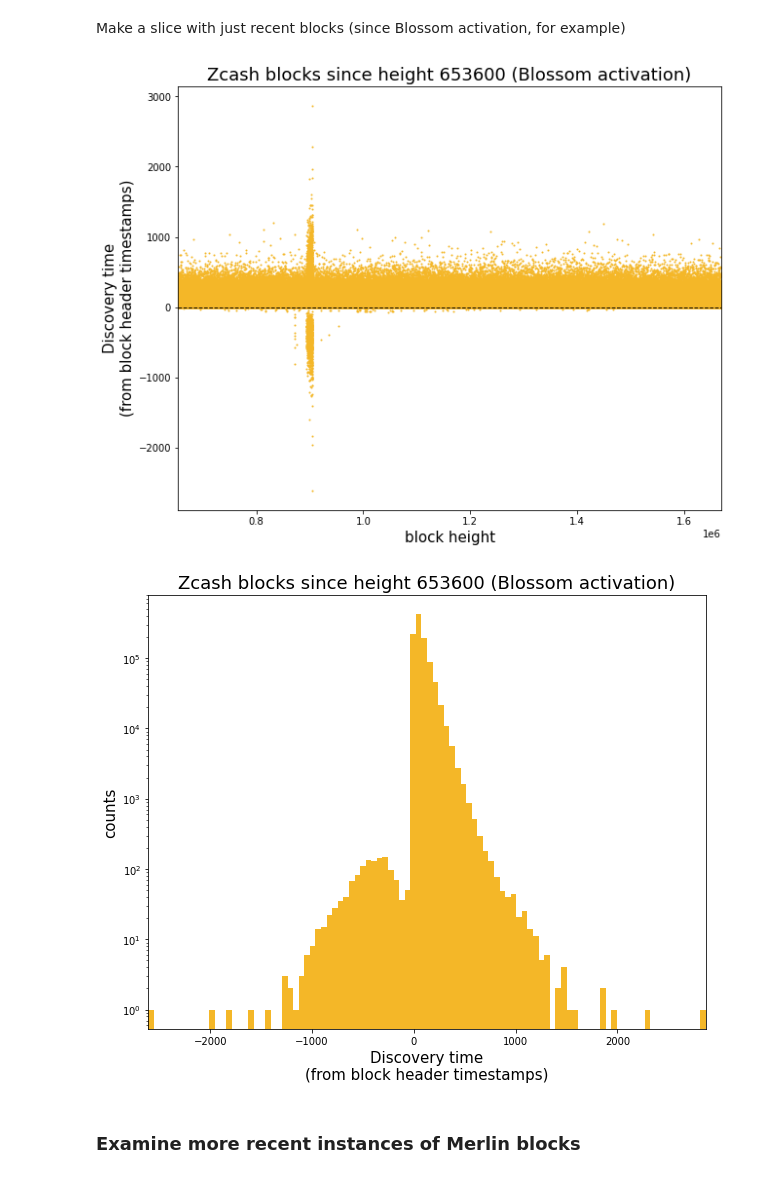
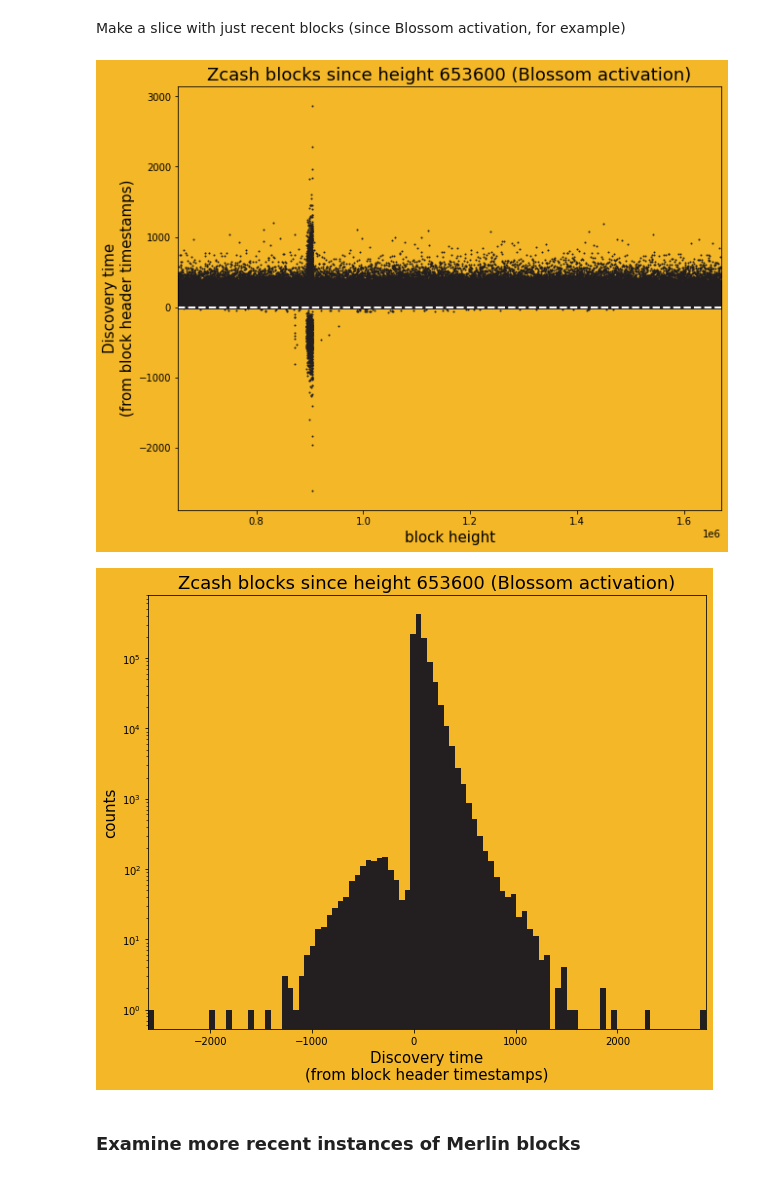
Before and after one commit to Mitchellpkt/zcash_block_discovery_intervals, a Jupyter notebook: analysis.ipynb, the cells around one changed output. Drawn from its saved outputs; the diff is of its cells as text; code cells hidden in the pictures.

```diff
--- a/analysis.ipynb
+++ b/analysis.ipynb
@@ -21,7 +21,8 @@ if not data_path.exists():
 Load the file
 # %%
 blockchain: Blockchain = Blockchain().read_csv(data_path, inplace=False, basis_col_name='block_number',
-                                               color=[x / 255 for x in (244, 183, 40)])
+                                               facecolor=[x / 255 for x in (244, 183, 40)],
+                                               color=[x / 255 for x in (35, 31, 32)])
 # %% [markdown]
 Drop extra rows for blocks with multiple transactions
 # %%
@@ -79,14 +80,15 @@ Make a slice with just recent blocks (since Blossom activation, for example)
 # %%
 min_height: int = 653_600  # Blossom activation
 blockchain_recent: Blockchain = deepcopy(blockchain)
 blockchain_recent.data = blockchain_recent.data.iloc[min_height - 1:, :]
 title: str = f"Zcash blocks since height {min_height} (Blossom activation)"
-blockchain_recent.scatter('discovery_time_sec', grid=False, markersize=1, title=title, ylabel=label, xlabel='block height')
-plt.axhline(y=0, color='k', linestyle='--', linewidth=1)
+blockchain_recent.scatter('discovery_time_sec', grid=False, markersize=1, title=title, ylabel=label,
+                          xlabel='block height')
+plt.axhline(y=0, color='w', linestyle='--', linewidth=2)
 blockchain_recent.hist('discovery_time_sec', grid=False, log_axes='y', bins=100, title=title, xlabel=label);
 # %% [output]
-[figure, old version]
+[figure, new version]
-[figure, old version]
+[figure, new version]
 # %% [markdown]
 ### Examine more recent instances of Merlin blocks
 # %% [markdown]
```
Also changed, not shown: parts of 1 cell of this notebook, 1 other file.
